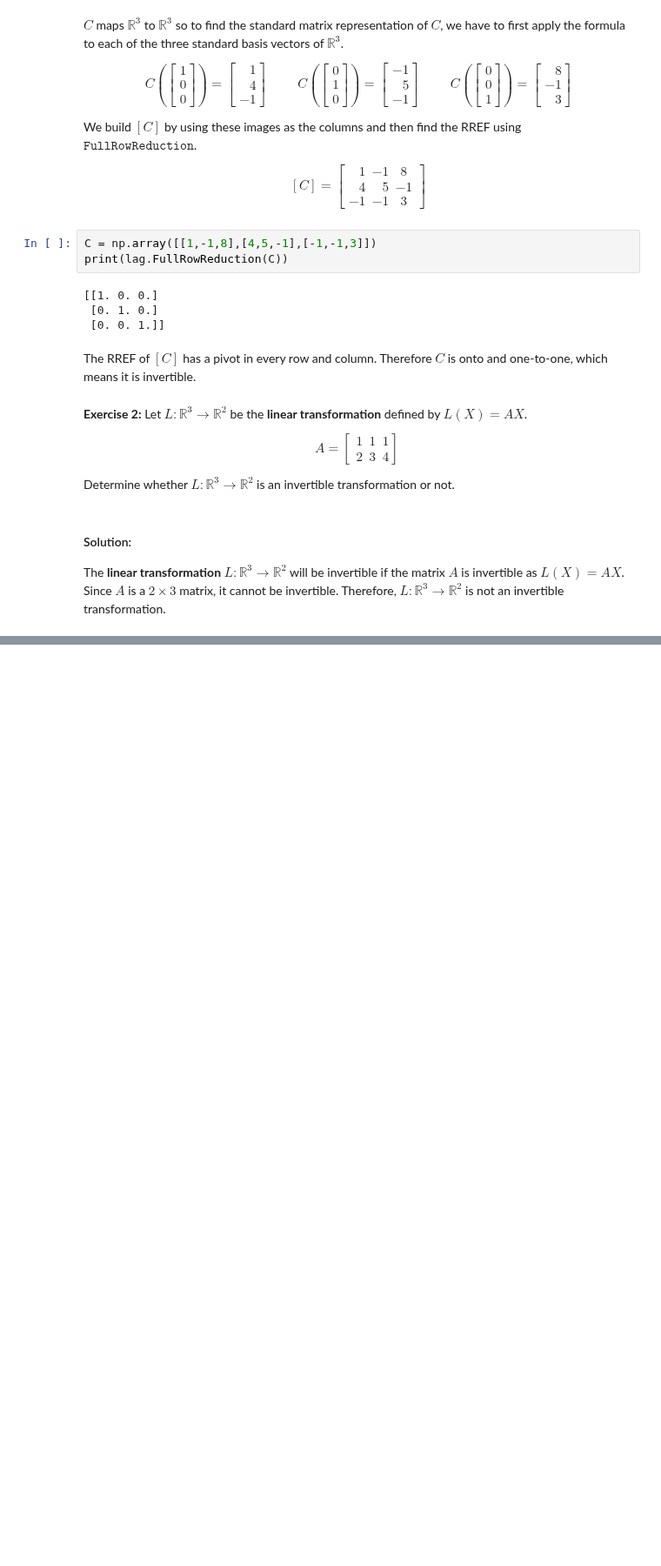
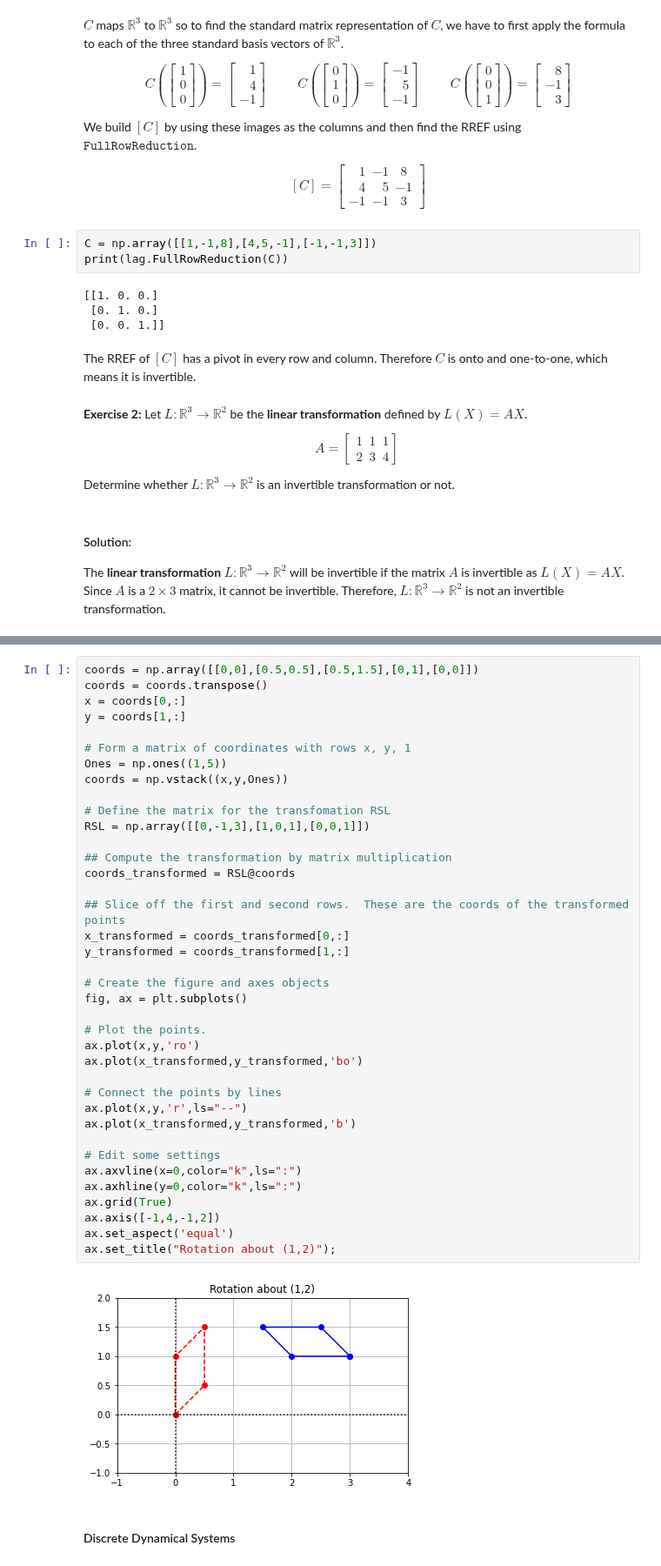
Before and after one commit to bvanderlei/jupyter-guide-to-linear-algebra, a Jupyter notebook: Linear_Transformations_Solutions.ipynb, the cells around one changed output, grey strips where cells are left out. Shown at 87% size. Drawn from its saved outputs; the diff is of its cells as text; blank space fills up the shorter version.

```diff
--- a/Linear_Transformations_Solutions.ipynb
+++ b/Linear_Transformations_Solutions.ipynb
@@ -476,0 +789,42 @@ The **linear transformation** $L:\mathbb{R}^3 \to \mathbb{R}^2$ will be invertib
+# %%
+coords = np.array([[0,0],[0.5,0.5],[0.5,1.5],[0,1],[0,0]])
+coords = coords.transpose()
+x = coords[0,:]
+y = coords[1,:]
+
+# Form a matrix of coordinates with rows x, y, 1
+Ones = np.ones((1,5))
+coords = np.vstack((x,y,Ones))
+
+# Define the matrix for the transfomation RSL
+RSL = np.array([[0,-1,3],[1,0,1],[0,0,1]])
+
+## Compute the transformation by matrix multiplication
+coords_transformed = RSL@coords
+
+## Slice off the first and second rows.  These are the coords of the transformed points
+x_transformed = coords_transformed[0,:]
+y_transformed = coords_transformed[1,:]
+
+# Create the figure and axes objects
+fig, ax = plt.subplots()
+
+# Plot the points.
+ax.plot(x,y,'ro')
+ax.plot(x_transformed,y_transformed,'bo')
+
+# Connect the points by lines
+ax.plot(x,y,'r',ls="--")
+ax.plot(x_transformed,y_transformed,'b')
+
+# Edit some settings
+ax.axvline(x=0,color="k",ls=":")
+ax.axhline(y=0,color="k",ls=":")
+ax.grid(True)
+ax.axis([-1,4,-1,2])
+ax.set_aspect('equal')
+ax.set_title("Rotation about (1,2)");
+# %% [output]
+[figure, added]
+# %% [markdown]
+#### Discrete Dynamical Systems
```
Also changed, not shown: parts of 34 cells of this notebook, 2 other files.
